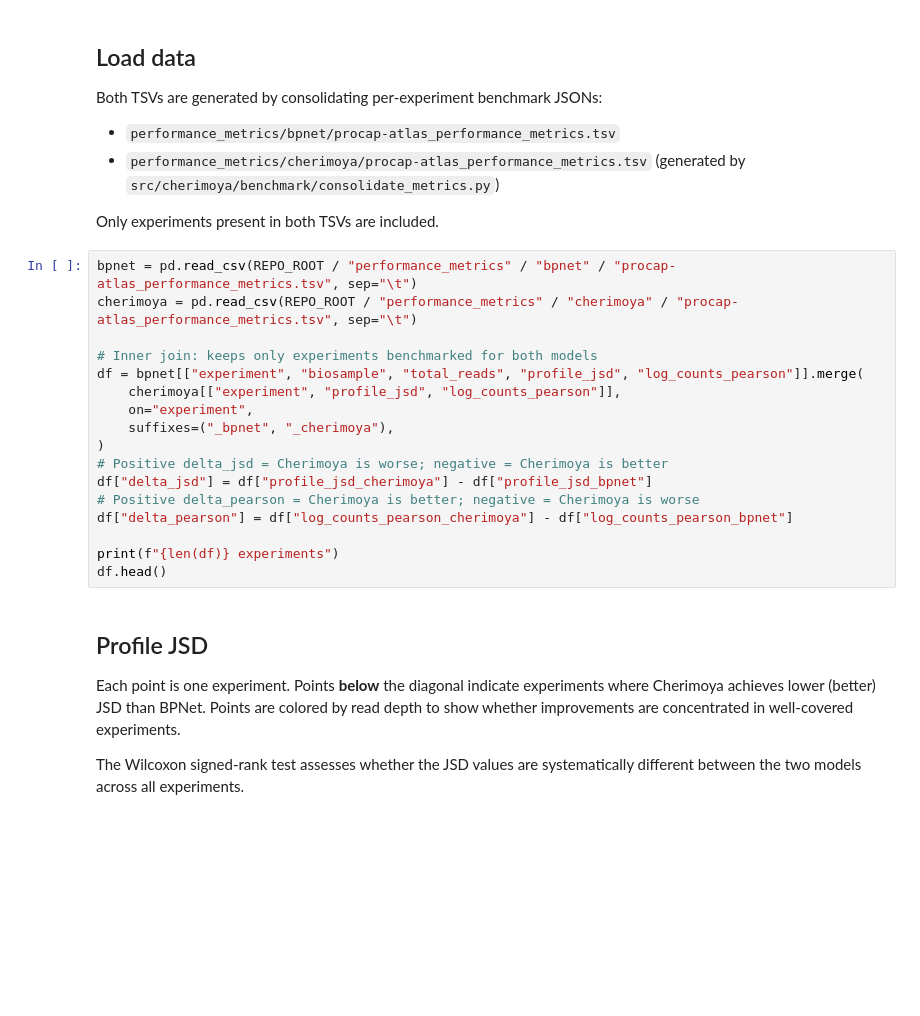
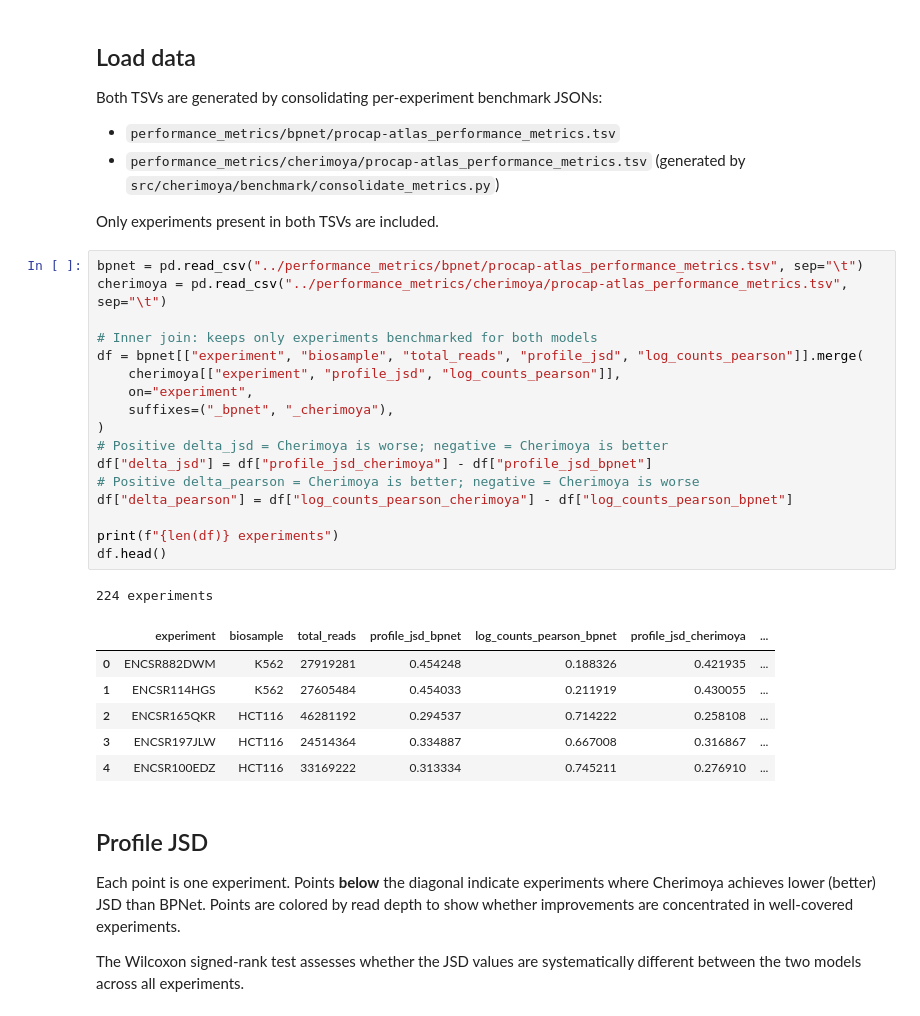
Before and after one commit to kundajelab/procap-atlas, a Jupyter notebook: notebooks/bpnet_vs_cherimoya.ipynb, the cells around one changed output. Drawn from its saved outputs; the diff is of its cells as text; blank space fills up the shorter version.

```diff
--- a/notebooks/bpnet_vs_cherimoya.ipynb
+++ b/notebooks/bpnet_vs_cherimoya.ipynb
@@ -21,22 +21,30 @@ Both TSVs are generated by consolidating per-experiment benchmark JSONs:
 
 Only experiments present in both TSVs are included.
 # %%
-bpnet = pd.read_csv(REPO_ROOT / "performance_metrics" / "bpnet" / "procap-atlas_performance_metrics.tsv", sep="\t")
-cherimoya = pd.read_csv(REPO_ROOT / "performance_metrics" / "cherimoya" / "procap-atlas_performance_metrics.tsv", sep="\t")
+bpnet = pd.read_csv("../performance_metrics/bpnet/procap-atlas_performance_metrics.tsv", sep="\t")
+cherimoya = pd.read_csv("../performance_metrics/cherimoya/procap-atlas_performance_metrics.tsv", sep="\t")
 
 # Inner join: keeps only experiments benchmarked for both models
 df = bpnet[["experiment", "biosample", "total_reads", "profile_jsd", "log_counts_pearson"]].merge(
     cherimoya[["experiment", "profile_jsd", "log_counts_pearson"]],
     on="experiment",
     suffixes=("_bpnet", "_cherimoya"),
 )
 # Positive delta_jsd = Cherimoya is worse; negative = Cherimoya is better
 df["delta_jsd"] = df["profile_jsd_cherimoya"] - df["profile_jsd_bpnet"]
 # Positive delta_pearson = Cherimoya is better; negative = Cherimoya is worse
 df["delta_pearson"] = df["log_counts_pearson_cherimoya"] - df["log_counts_pearson_bpnet"]
 
 print(f"{len(df)} experiments")
 df.head()
+# %% [output]
+224 experiments
+|  | experiment | biosample | total_reads | profile_jsd_bpnet | log_counts_pearson_bpnet | profile_jsd_cherimoya | ... |
+| 0 | ENCSR882DWM | K562 | 27919281 | 0.454248 | 0.188326 | 0.421935 | ... |
+| 1 | ENCSR114HGS | K562 | 27605484 | 0.454033 | 0.211919 | 0.430055 | ... |
+| 2 | ENCSR165QKR | HCT116 | 46281192 | 0.294537 | 0.714222 | 0.258108 | ... |
+| 3 | ENCSR197JLW | HCT116 | 24514364 | 0.334887 | 0.667008 | 0.316867 | ... |
+| 4 | ENCSR100EDZ | HCT116 | 33169222 | 0.313334 | 0.745211 | 0.276910 | ... |
 # %% [markdown]
 ## Profile JSD
 
```
Also changed, not shown: parts of 2 cells of this notebook, 1 other file.
